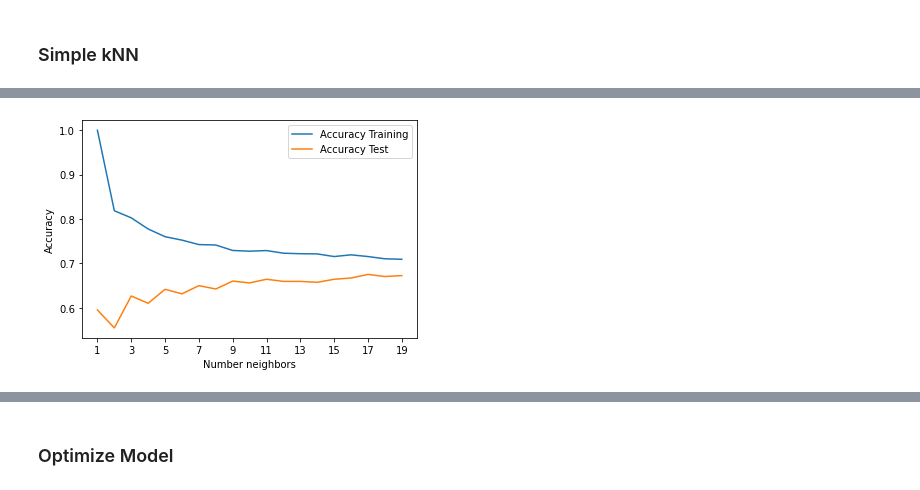
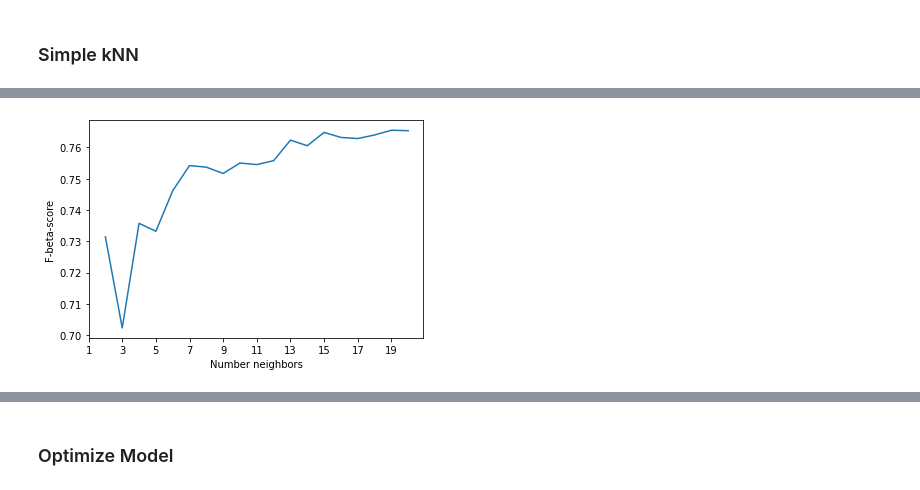
Before and after one commit to m-kno/mimic3, a Jupyter notebook: 05_Modeling.ipynb, the cells around one changed output, grey strips where cells are left out. Saved outputs shown, nothing was run; the diff lists cells and outputs as text; code cells hidden in the pictures.

Commit message:
add Notebooks and correct labels

```diff
--- a/05_Modeling.ipynb
+++ b/05_Modeling.ipynb
@@ -40,7 +40,7 @@ df = pd.read_csv('./data/mimic_premodel.csv')
 # %% [markdown]
 # Scaling and Train/Test-Split
 # %%
-X = df.iloc[:, 1:]
+X = df.iloc[:, 3:]
 y = df.label
 # %%
 X.head()
@@ -1194,8 +1182,5 @@ AdaBoostClassifier(base_estimator=DecisionTreeClassifier(max_depth=1),
 # %%
-ada_grid = AdaBoostClassifier(base_estimator=DecisionTreeClassifier
-                              (max_depth=2,
-                               min_samples_split=6),
-                              learning_rate=0.1,
-                              n_estimators=500)
+ada_grid = AdaBoostClassifier(base_estimator=DecisionTreeClassifier(max_depth=1),
+                   learning_rate=0.4, n_estimators=250)
 ada_grid.fit(X_train, y_train)
 # %% [output]
@@ -1310,7 +1286,7 @@ grid_svc = {'C': [0.1,1, 10, 50, 100],
              'gamma' : [1, 0.1, 0.01, 0.001]
              }
 # %%
-svc_grid = GridSearchCV(SVC(),
+svc_grid = GridSearchCV(estimator= SVC(),
                         param_grid=grid_svc,
                         cv=c,
                         verbose=False, n_jobs=-1,
@@ -1375,9 +1372,7 @@ for k in neighbor_settings:
 # %%
-plt.plot(neighbor_settings, train_accuracy, label='Accuracy Training')
-plt.plot(neighbor_settings, test_accuracy, label='Accuracy Test')
-plt.ylabel('Accuracy')
+plt.plot(neighbor_settings, train_beta)
+plt.ylabel('F-beta-score')
 plt.xlabel('Number neighbors')
-plt.legend()
-plt.xticks(ticks=list(range(1,21,2)) ,labels=list(range(1,21,2)));
+plt.xticks(ticks=list(range(0,20,2)) ,labels=list(range(1,20,2)));
 # %% [output]
-[figure, old version]
+[figure, new version]
```
Also changed, not shown: parts of 107 cells of this notebook, 19 other files.
